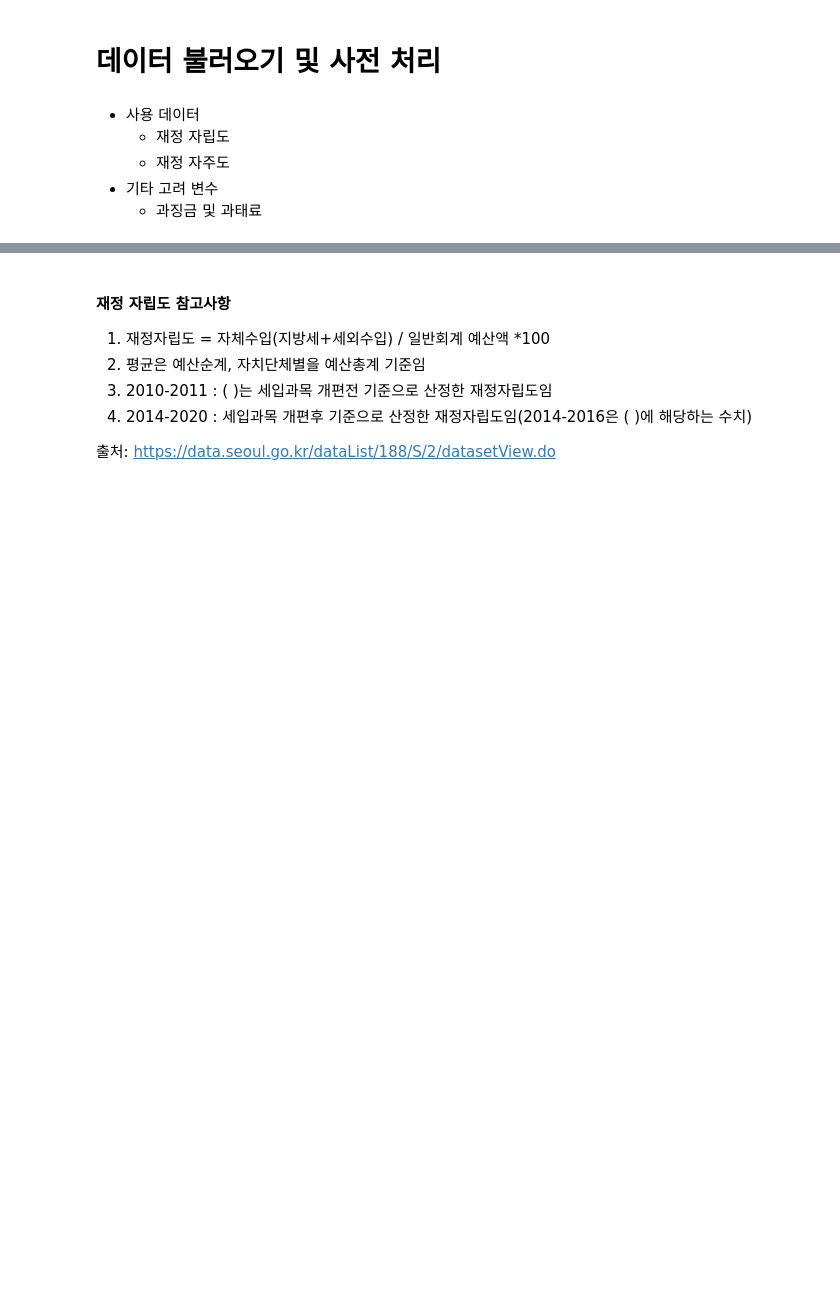
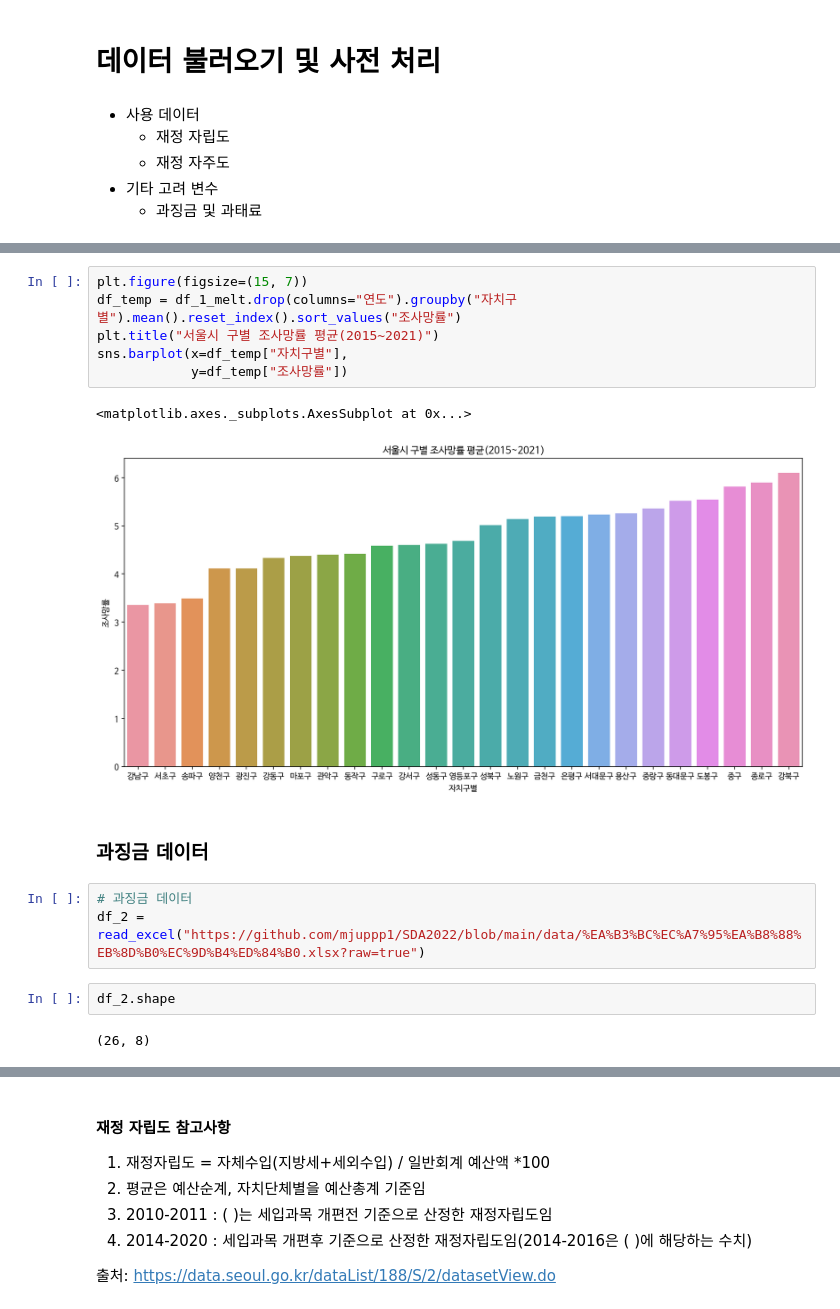
Before and after one commit to Gi-Woong/SDA-TeamProject, a Jupyter notebook: SDA_Term_Project.ipynb, the cells around one changed output, grey strips where cells are left out. Drawn from its saved outputs; the diff is of its cells as text; blank space fills up the shorter version.

```diff
--- a/SDA_Term_Project.ipynb
+++ b/SDA_Term_Project.ipynb
@@ -63,0 +214,18 @@ df_5 = read_excel("https://github.com/mjuppp1/SDA2022/blob/main/data/%EC%9E%AC%E
+# %%
+plt.figure(figsize=(15, 7))
+df_temp = df_1_melt.drop(columns="연도").groupby("자치구별").mean().reset_index().sort_values("조사망률")
+plt.title("서울시 구별 조사망률 평균(2015~2021)")
+sns.barplot(x=df_temp["자치구별"],
+            y=df_temp["조사망률"])
+# %% [output]
+<matplotlib.axes._subplots.AxesSubplot at 0x...>
+[figure, added]
+# %% [markdown]
+### 과징금 데이터
+# %%
+# 과징금 데이터
+df_2 = read_excel("https://github.com/mjuppp1/SDA2022/blob/main/data/%EA%B3%BC%EC%A7%95%EA%B8%88%EB%8D%B0%EC%9D%B4%ED%84%B0.xlsx?raw=true")
+# %%
+df_2.shape
+# %% [output]
+(26, 8)
```
Also changed, not shown: parts of 57 cells of this notebook.
